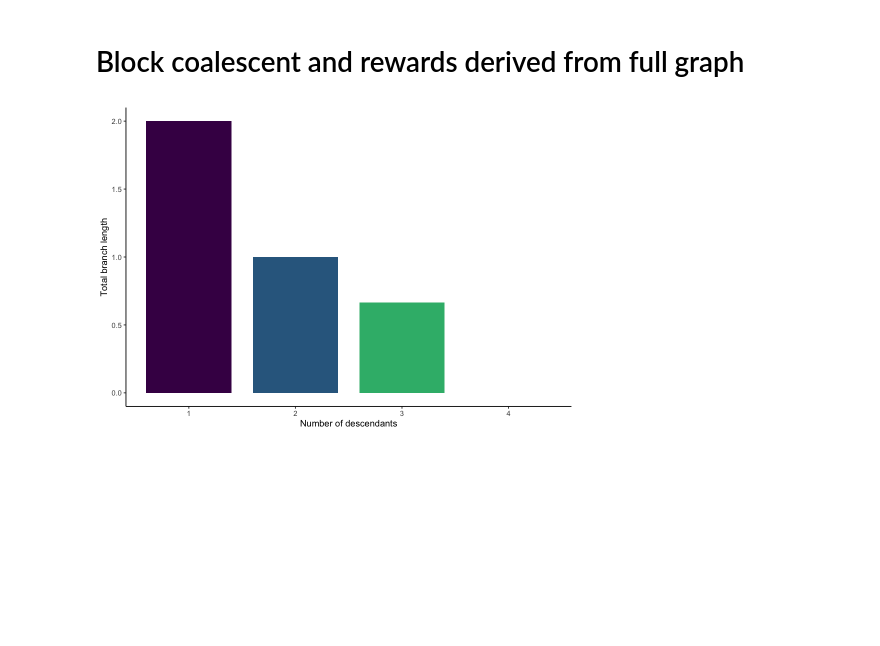
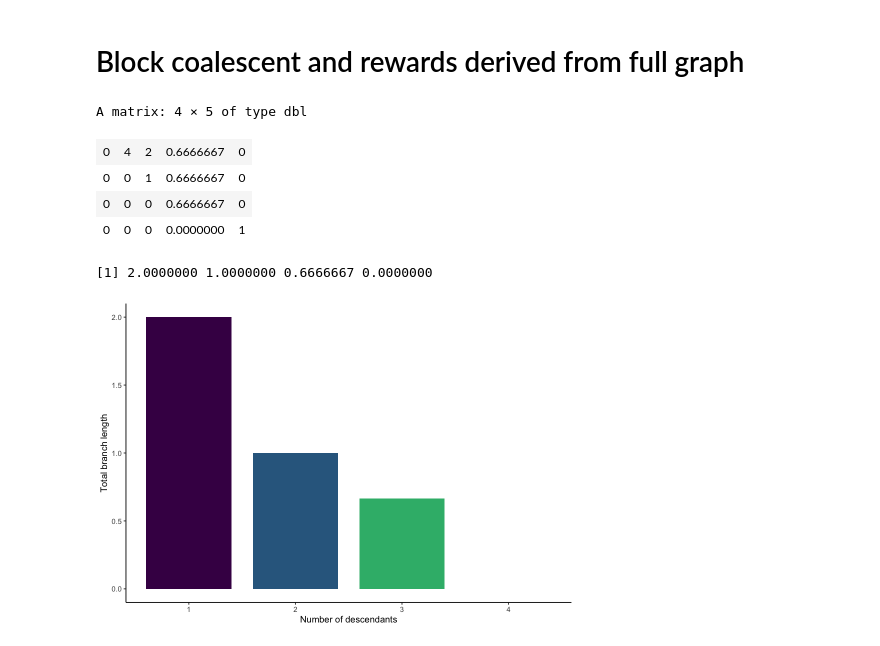
Before and after one commit to munch-group/phase-type-distributions, a Jupyter notebook: notebooks/coalescent-partitions.ipynb, the cells around one changed output. Saved outputs shown, nothing was run; the diff lists cells and outputs as text; code cells hidden in the pictures; blank space fills up the shorter version.

```diff
--- a/notebooks/coalescent-partitions.ipynb
+++ b/notebooks/coalescent-partitions.ipynb
@@ -230,31 +230,41 @@ for (i in 1:vertices_length(graph)) {
             }
         }
         if (is_child) {
             next
         }
 
         if (i == 1)
             block_rate <- 1
         else
             block_rate <- rate_mapping_callback(block_state, block_child_state)
 
         add_edge(
           block_vertex,
           block_child_vertex,
           block_rate
           # edge$weight
         )
 
     }
 }
 #reward_list[[1]] <- rep(0, state_vector_length)
 
 #reward_list
 
 reward_matrix <- do.call(cbind, reward_list)
 reward_matrix <- t(t(reward_matrix)/colSums(reward_matrix)*n:1)
 
 reward_matrix <- cbind(rep(0, nrow(reward_matrix)), reward_matrix)
 #reward_matrix <- rbind(rep(0, ncol(reward_matrix)), reward_matrix)
 
-#reward_matrix
+reward_matrix
+# %% [output]
+A matrix: 4 × 5 of type dbl
+| 0 | 4 | 2 | 0.6666667 | 0 |
+| 0 | 0 | 1 | 0.6666667 | 0 |
+| 0 | 0 | 0 | 0.6666667 | 0 |
+| 0 | 0 | 0 | 0.0000000 | 1 |
+# %%
+apply(reward_matrix, 1, function(x) expectation(block_graph, x))
+# %% [output]
+[1] 2.0000000 1.0000000 0.6666667 0.0000000
```
Also changed, not shown: parts of 11 cells of this notebook, 2 other files.
